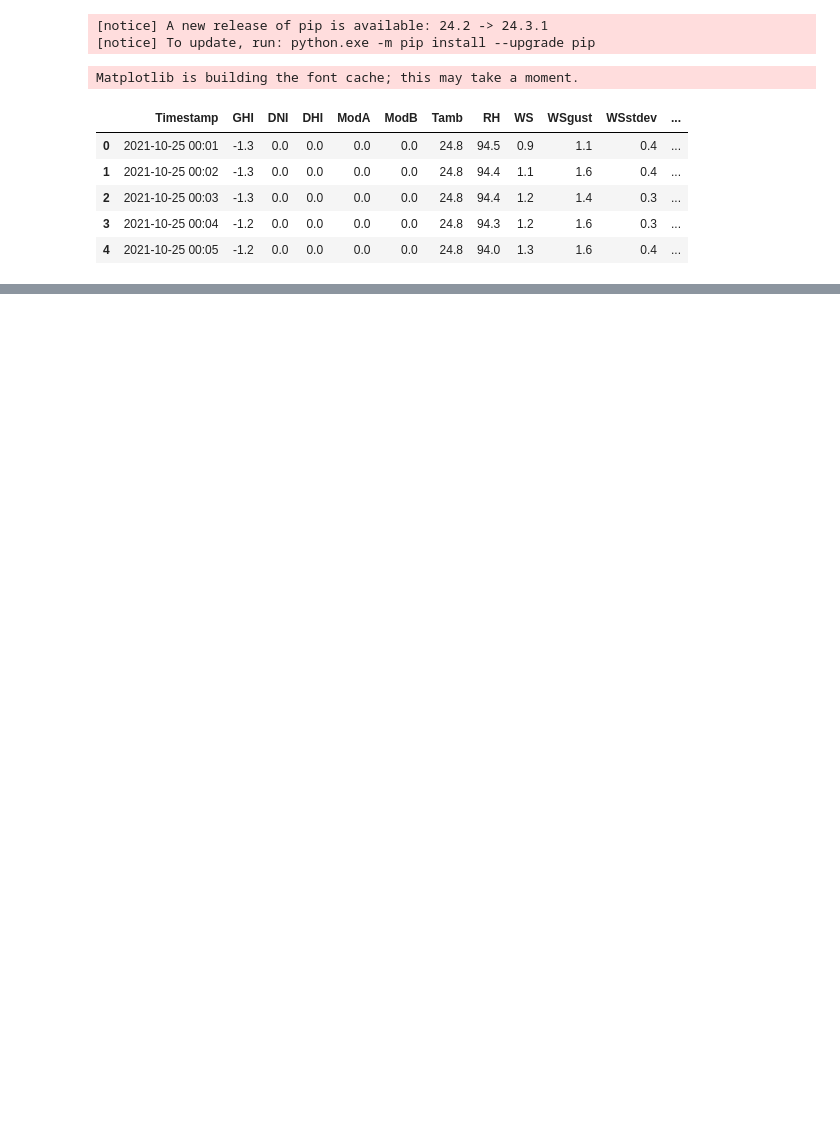
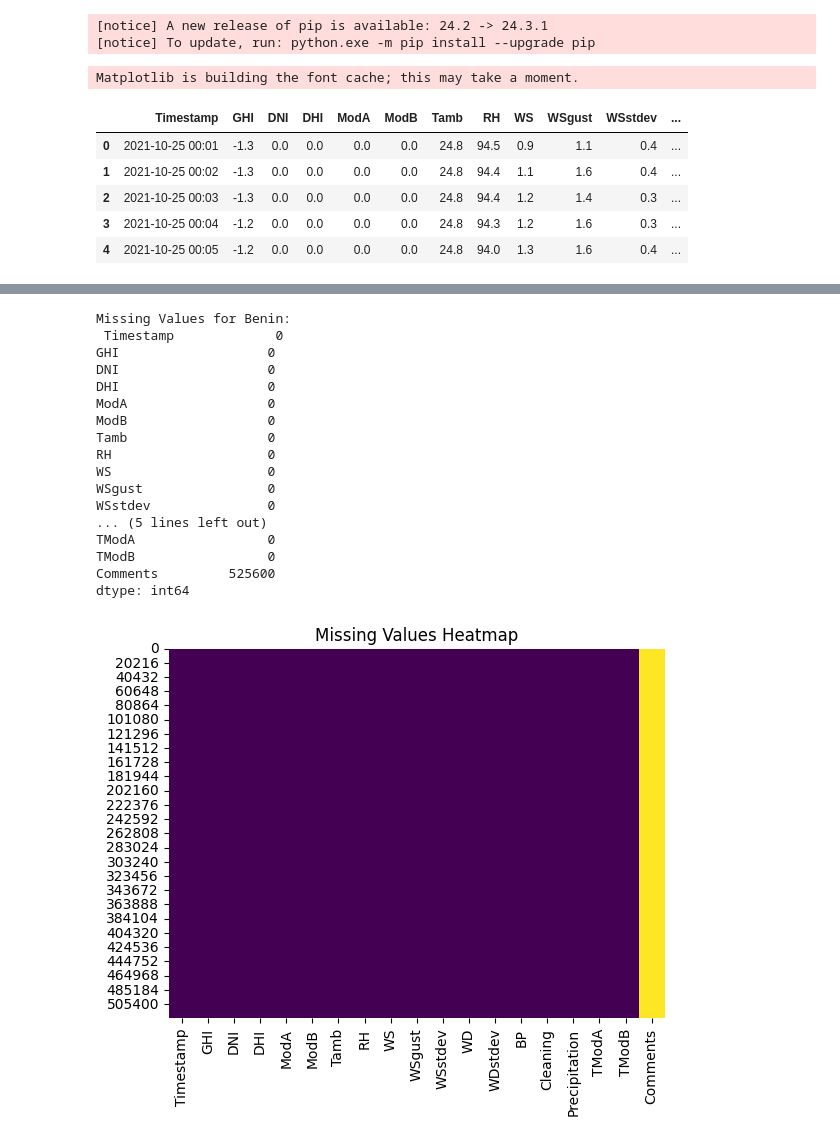
Before and after one commit to henoktesfaye700/10-Academy-week-0-, a Jupyter notebook: notebooks/EDA.ipynb, the cells around one changed output, grey strips where cells are left out. Saved outputs shown, nothing was run; the diff lists cells and outputs as text; code cells hidden in the pictures; blank space fills up the shorter version.

Commit message:
missed values heat map created

```diff
--- a/notebooks/EDA.ipynb
+++ b/notebooks/EDA.ipynb
@@ -82,0 +94,27 @@ df2.head()
+# %%
+missing_values_df = df.isnull().sum()
+print("Missing Values for Benin:\n", missing_values_df)
+
+# Visualize missing values
+sns.heatmap(df.isnull(), cbar=False, cmap='viridis')
+plt.title("Missing Values Heatmap")
+plt.show()
+# %% [output]
+Missing Values for Benin:
+ Timestamp             0
+GHI                   0
+DNI                   0
+DHI                   0
+ModA                  0
+ModB                  0
+Tamb                  0
+RH                    0
+WS                    0
+WSgust                0
+WSstdev               0
+... (5 lines left out)
+TModA                 0
+TModB                 0
+Comments         525600
+dtype: int64
+[figure, added]
```
Also changed, not shown: parts of 2 cells of this notebook.
